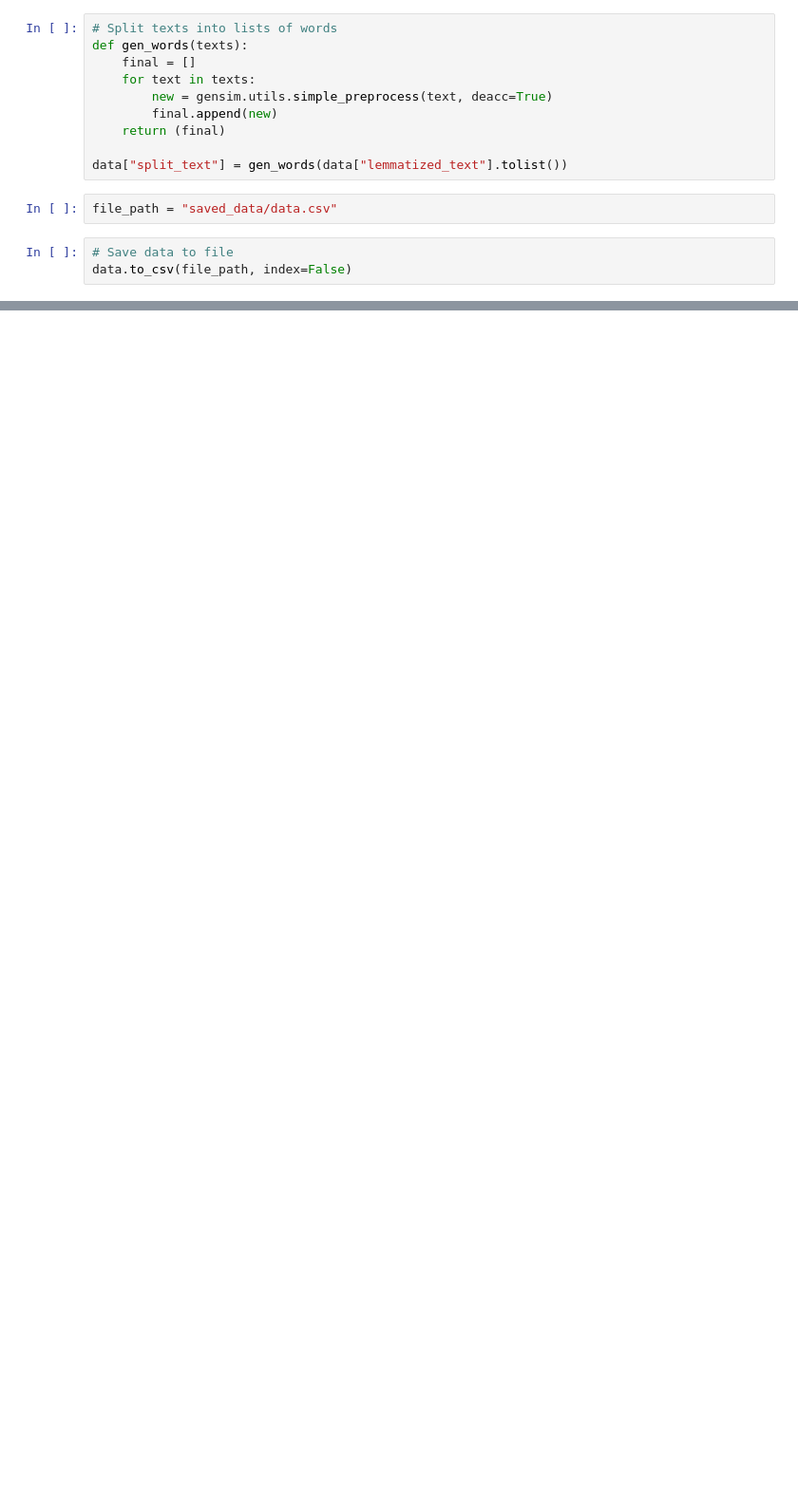
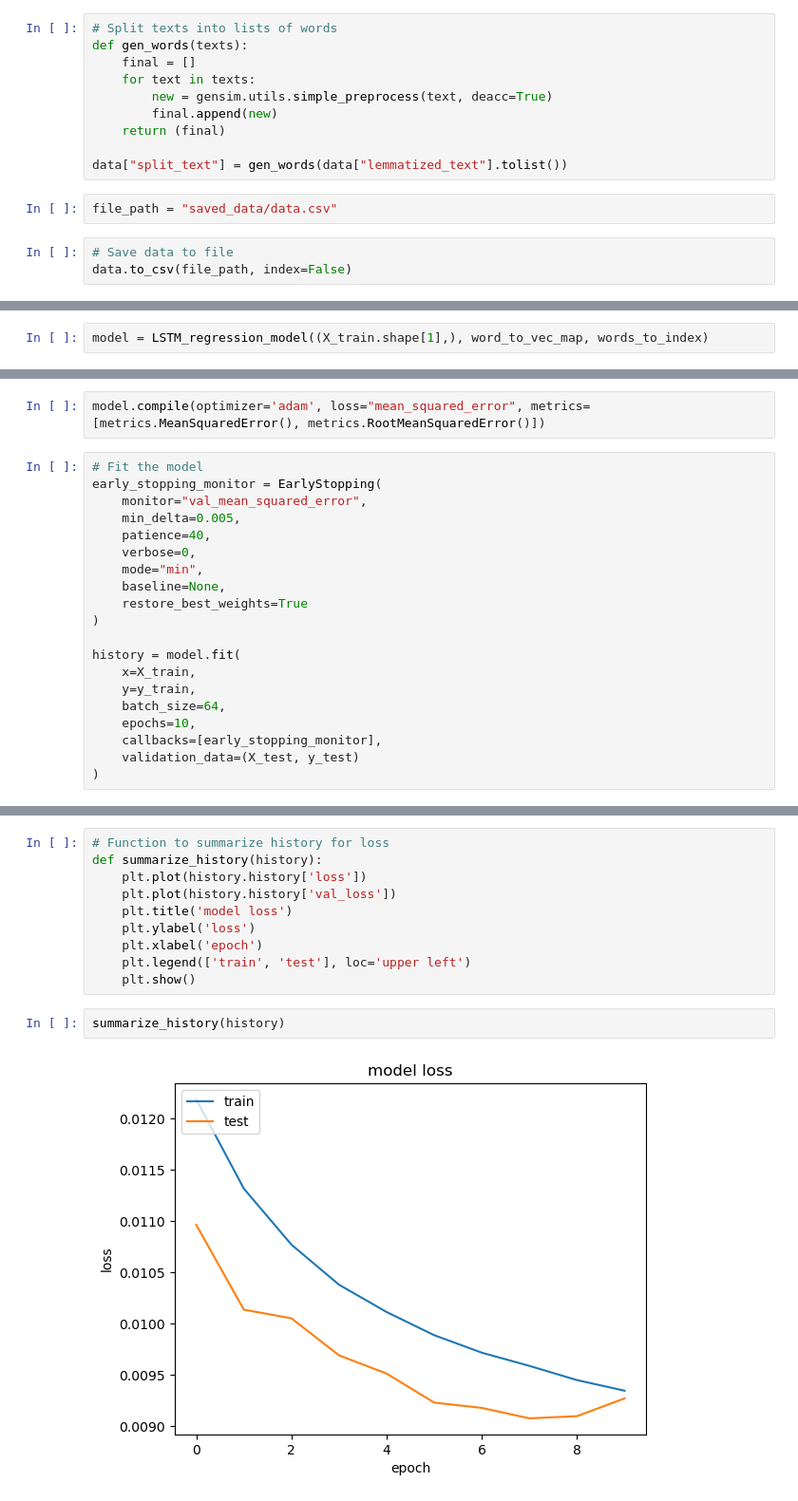
Before and after one commit to Dmytro-Kovalyov/Predicting-Customer-Feedback, a Jupyter notebook: regression_models.ipynb, the cells around one changed output, grey strips where cells are left out. Shown at 95% size. Cells and saved outputs as stored; diff of their text form; blank space fills up the shorter version.

Commit message:
Finished regressions

```diff
--- a/regression_models.ipynb
+++ b/regression_models.ipynb
@@ -141,0 +262,2 @@ data_test.head()
+# %%
+model = LSTM_regression_model((X_train.shape[1],), word_to_vec_map, words_to_index)
@@ -141,0 +287,22 @@ data_test.head()
+# %%
+model.compile(optimizer='adam', loss="mean_squared_error", metrics=[metrics.MeanSquaredError(), metrics.RootMeanSquaredError()])
+# %%
+# Fit the model
+early_stopping_monitor = EarlyStopping(
+    monitor="val_mean_squared_error",
+    min_delta=0.005,
+    patience=40,
+    verbose=0,
+    mode="min",
+    baseline=None,
+    restore_best_weights=True
+)
+
+history = model.fit(
+    x=X_train,
+    y=y_train,
+    batch_size=64,
+    epochs=10,
+    callbacks=[early_stopping_monitor],
+    validation_data=(X_test, y_test)
+)
@@ -141,0 +330,14 @@ data_test.head()
+# %%
+# Function to summarize history for loss
+def summarize_history(history):
+    plt.plot(history.history['loss'])
+    plt.plot(history.history['val_loss'])
+    plt.title('model loss')
+    plt.ylabel('loss')
+    plt.xlabel('epoch')
+    plt.legend(['train', 'test'], loc='upper left')
+    plt.show()
+# %%
+summarize_history(history)
+# %% [output]
+[figure, added]
```
Also changed, not shown: parts of 38 cells of this notebook, 10 other files.
